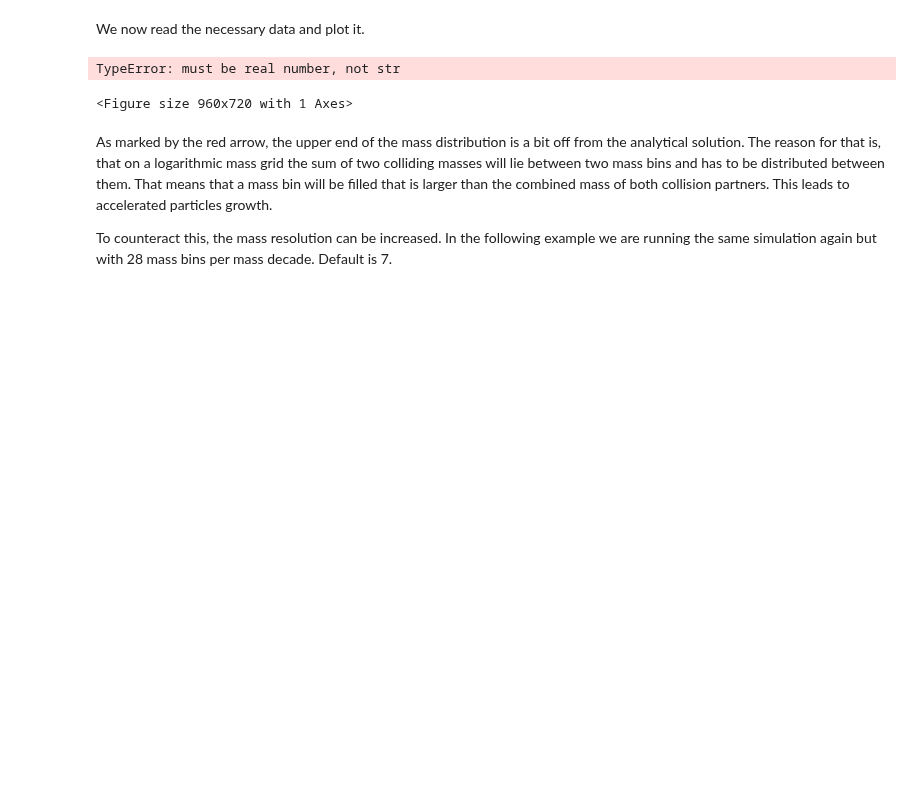
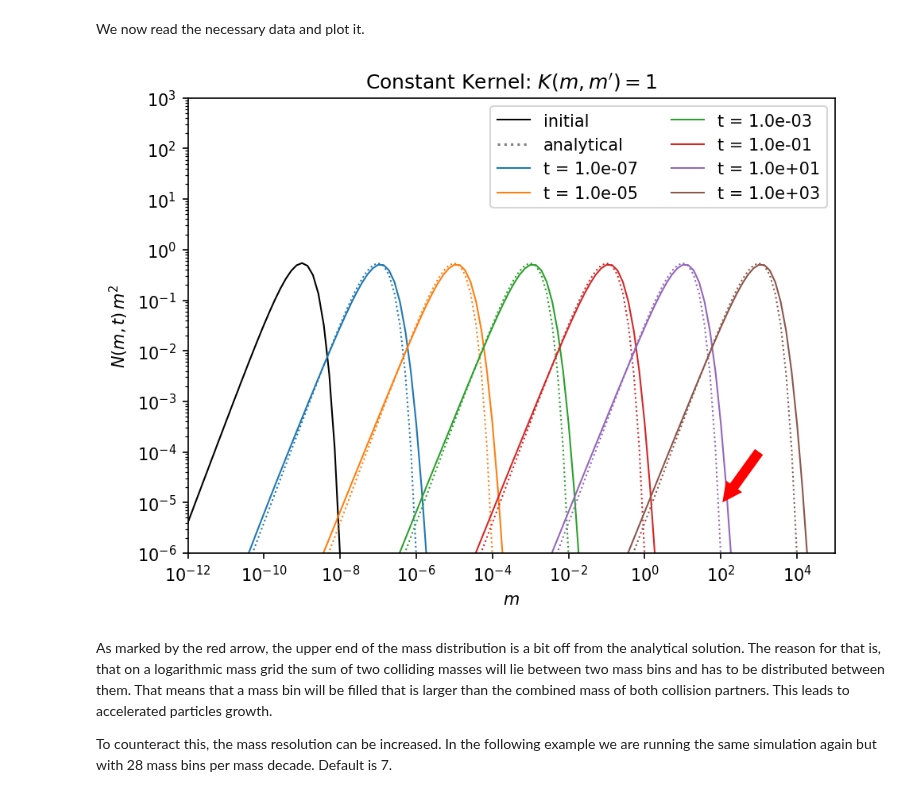
Before and after one commit to stammler/dustpy, a Jupyter notebook: docs/test_analytical_coagulation_kernels.ipynb, the cells around one changed output. Cells and saved outputs as stored; diff of their text form; code cells hidden in the pictures; blank space fills up the shorter version.

```diff
--- a/docs/test_analytical_coagulation_kernels.ipynb
+++ b/docs/test_analytical_coagulation_kernels.ipynb
@@ -198,24 +198,23 @@ import matplotlib.pyplot as plt
 # %%
 fig = plt.figure(dpi=150)
 ax = fig.add_subplot(111)
 ax.loglog(m[0, ...], convert(SigmaConstant[0, 1, :], m[0, ...]), lw=1, c="black", label="initial")
 ax.plot(0., 0., ":", c="black", label="analytical", alpha=0.5)
 for i in range(1, len(t)):
     cstr = "C" + str(i-1)
     ax.loglog(m[i, ...], convert(SigmaConstant[i, 1, :], m[i, ...]), lw=1, c=cstr, label="t = {:3.1e}".format(t[i]))
     ax.loglog(m[i, ...], solution_constant_kernel(t[i], m[i, ...], a, S0), ":", lw=1, c=cstr)
-ax.annotate('', xy=(1.1e2, 1.e-5), xytext=(1.e3, 1.e-4), arrowprops=dict(facecolor='red', lw="0", width=6))
+ax.annotate('', xy=(1.1e2, 1.e-5), xytext=(1.e3, 1.e-4), arrowprops=dict(facecolor='red', lw=0, width=6))
 ax.legend(ncol=2)
 ax.set_xlim(m[0, 0], m[0, -1])
 ax.set_ylim(1.e-6, 1.e3)
 ax.set_xlabel(r"$m$")
 ax.set_ylabel(r"$N\left(m,t\right)\,m^2$")
 ax.set_title(r"Constant Kernel: $K\left( m, m'\right) = 1$")
 fig.tight_layout()
 plt.show()
 # %% [output]
-TypeError: must be real number, not str
-<Figure size 960x720 with 1 Axes>
+[figure, added]
 # %% [markdown]
 As marked by the red arrow, the upper end of the mass distribution is a bit off from the analytical solution. The reason for that is, that on a logarithmic mass grid the sum of two colliding masses will lie between two mass bins and has to be distributed between them. That means that a mass bin will be filled that is larger than the combined mass of both collision partners. This leads to accelerated particles growth.
 
```
Also changed, not shown: parts of 2 cells of this notebook, 25 other files.
